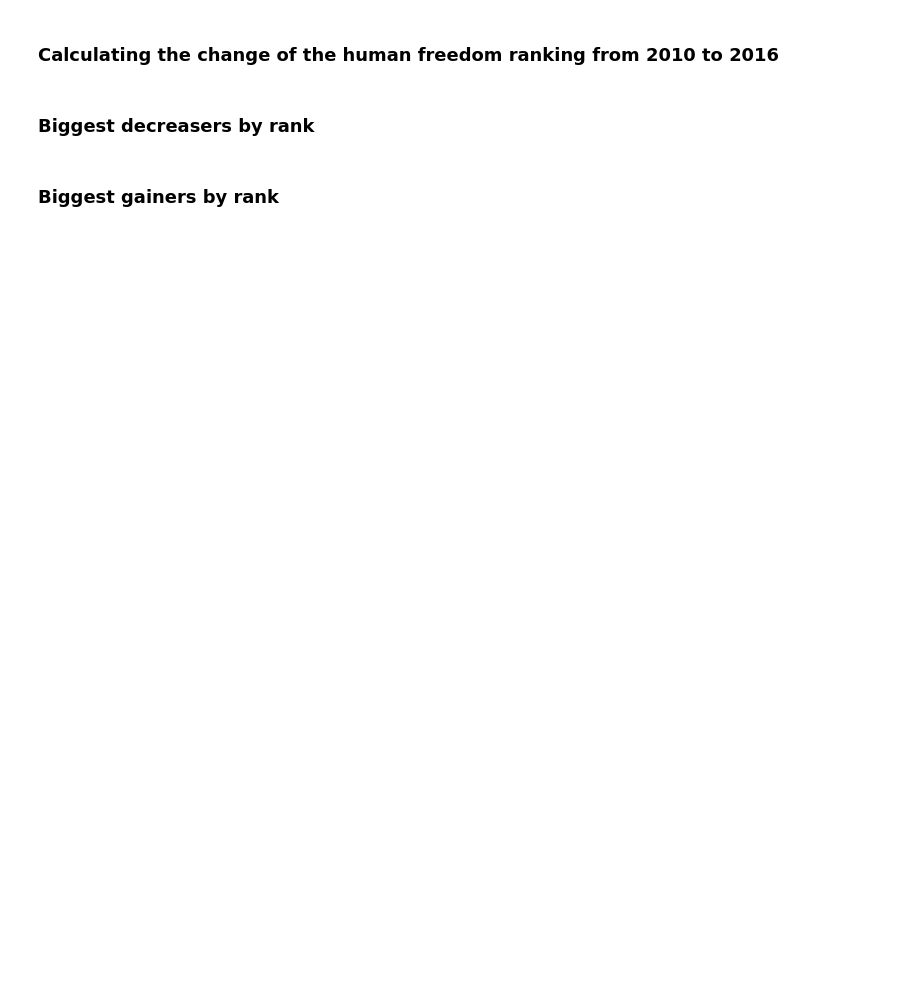
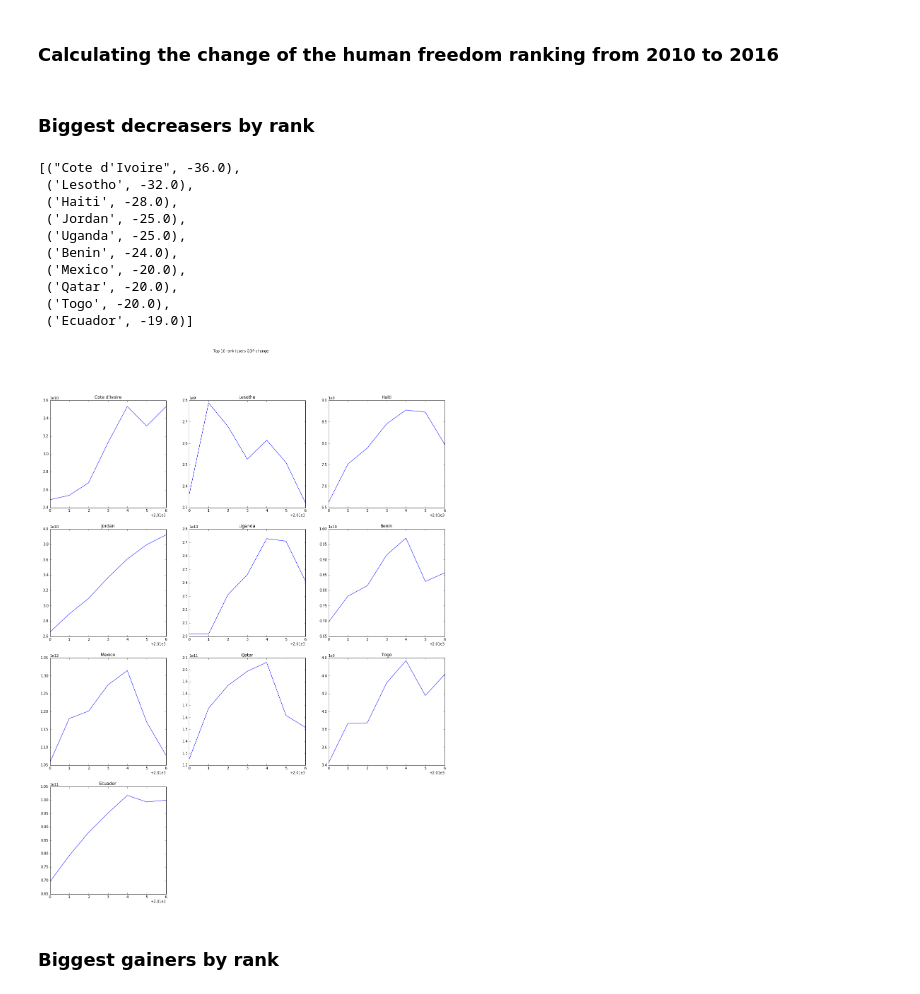
Before and after one commit to allikkil/DataSc-project, a Jupyter notebook: Project W4 Kaggle-Human Freedom.ipynb, the cells around one changed output. Drawn from its saved outputs; the diff is of its cells as text; code cells hidden in the pictures; blank space fills up the shorter version.

```diff
--- a/Project W4 Kaggle-Human Freedom.ipynb
+++ b/Project W4 Kaggle-Human Freedom.ipynb
@@ -428,2 +656,36 @@ rank_change[0:10]
+# %%
+import math
+years = [2010, 2011, 2012, 2013, 2014, 2015, 2016]
+
+fig, axs = plt.subplots(4, 3,figsize=(20, 25))
+fig.delaxes(axs[3][2])
+fig.delaxes(axs[3][1])
+
+for i in range(len(rank_last_10)):
+    country = rank_last_10[i]
+    country_name = country[0]
+    country_gdp = merged_data[merged_data['countries'] == country_name]['GDP'].tolist()
+    country_gdp = country_gdp[::-1]
+    row = math.floor(i / 3)
+    col = i % 3
+    axs[row, col].set_title(country_name)
+    axs[row, col].plot(years, country_gdp)
+
+
+
+fig.suptitle('Top 10 rank losers GDP change')
+rank_last_10
+# %% [output]
+[("Cote d'Ivoire", -36.0),
+ ('Lesotho', -32.0),
+ ('Haiti', -28.0),
+ ('Jordan', -25.0),
+ ('Uganda', -25.0),
+ ('Benin', -24.0),
+ ('Mexico', -20.0),
+ ('Qatar', -20.0),
+ ('Togo', -20.0),
+ ('Ecuador', -19.0)]
+[figure, added]
 # %% [markdown]
 ### Biggest gainers by rank
```
Also changed, not shown: parts of 21 cells of this notebook.
